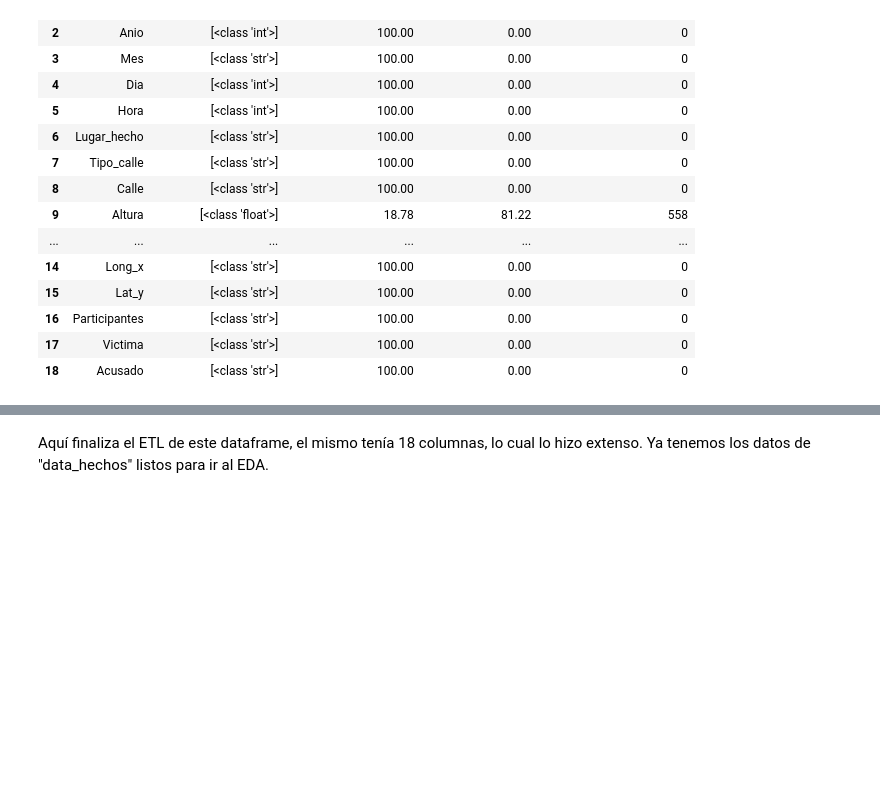
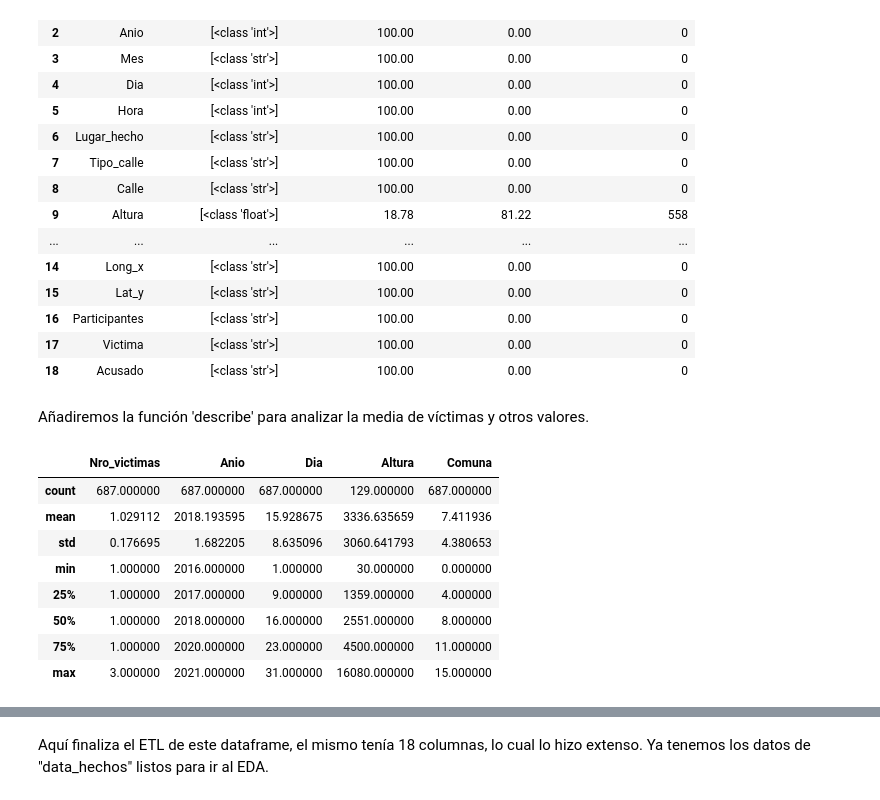
Before and after one commit to MaximilianoTauil/PI_Siniestros, a Jupyter notebook: ETL.ipynb, the cells around one changed output, grey strips where cells are left out. Saved outputs shown, nothing was run; the diff lists cells and outputs as text; code cells hidden in the pictures; blank space fills up the shorter version.

```diff
--- a/ETL.ipynb
+++ b/ETL.ipynb
@@ -686,3 +686,17 @@ Herr.analizar_datos(data_hechos)
 | 16 | Participantes | [<class 'str'>] | 100.00 | 0.00 | 0 |
 | 17 | Victima | [<class 'str'>] | 100.00 | 0.00 | 0 |
 | 18 | Acusado | [<class 'str'>] | 100.00 | 0.00 | 0 |
+# %% [markdown]
+Añadiremos la función 'describe' para analizar la media de víctimas y otros valores.
+# %%
+data_hechos.describe()
+# %% [output]
+|  | Nro_victimas | Anio | Dia | Altura | Comuna |
+| count | 687.000000 | 687.000000 | 687.000000 | 129.000000 | 687.000000 |
+| mean | 1.029112 | 2018.193595 | 15.928675 | 3336.635659 | 7.411936 |
+| std | 0.176695 | 1.682205 | 8.635096 | 3060.641793 | 4.380653 |
+| min | 1.000000 | 2016.000000 | 1.000000 | 30.000000 | 0.000000 |
+| 25% | 1.000000 | 2017.000000 | 9.000000 | 1359.000000 | 4.000000 |
+| 50% | 1.000000 | 2018.000000 | 16.000000 | 2551.000000 | 8.000000 |
+| 75% | 1.000000 | 2020.000000 | 23.000000 | 4500.000000 | 11.000000 |
+| max | 3.000000 | 2021.000000 | 31.000000 | 16080.000000 | 15.000000 |
```
Also changed, not shown: parts of 19 cells of this notebook.
